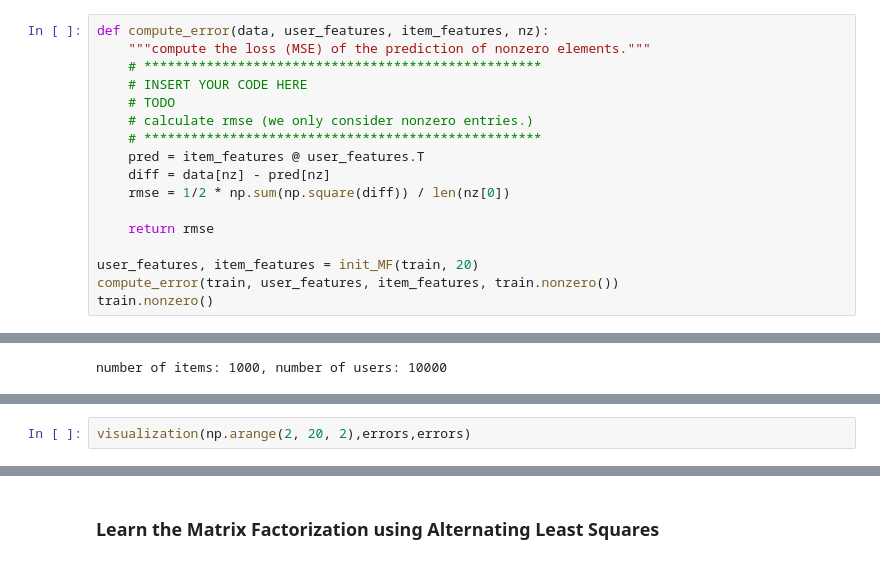
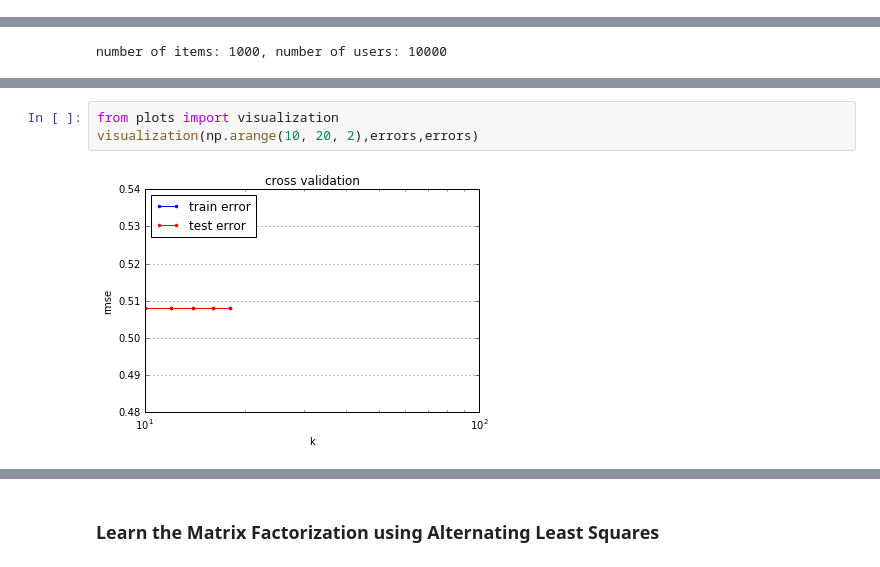
Before and after one commit to mthambipillai/recommender_system, a Jupyter notebook: Notebook/ex10.ipynb, the cells around one changed output, grey strips where cells are left out. Saved outputs shown, nothing was run; the diff lists cells and outputs as text.

```diff
--- a/Notebook/ex10.ipynb
+++ b/Notebook/ex10.ipynb
@@ -202,19 +119,2 @@ def init_MF(train, num_features):
 # %% [markdown]
 Compute the cost by the method of matrix factorization.
-# %%
-def compute_error(data, user_features, item_features, nz):
-    """compute the loss (MSE) of the prediction of nonzero elements."""
-    # ***************************************************
-    # INSERT YOUR CODE HERE
-    # TODO
-    # calculate rmse (we only consider nonzero entries.)
-    # ***************************************************
-    pred = item_features @ user_features.T
-    diff = data[nz] - pred[nz]
-    rmse = 1/2 * np.sum(np.square(diff)) / len(nz[0])
-
-    return rmse
-
-user_features, item_features = init_MF(train, 20)
-compute_error(train, user_features, item_features, train.nonzero())
-train.nonzero()
@@ -357,2 +178,5 @@ iter: 14, RMSE on training set: 0.524434640148561.
 # %%
-visualization(np.arange(2, 20, 2),errors,errors)
+from plots import visualization
+visualization(np.arange(10, 20, 2),errors,errors)
+# %% [output]
+[figure, added]
```
Also changed, not shown: parts of 13 cells of this notebook, 7 other files.
